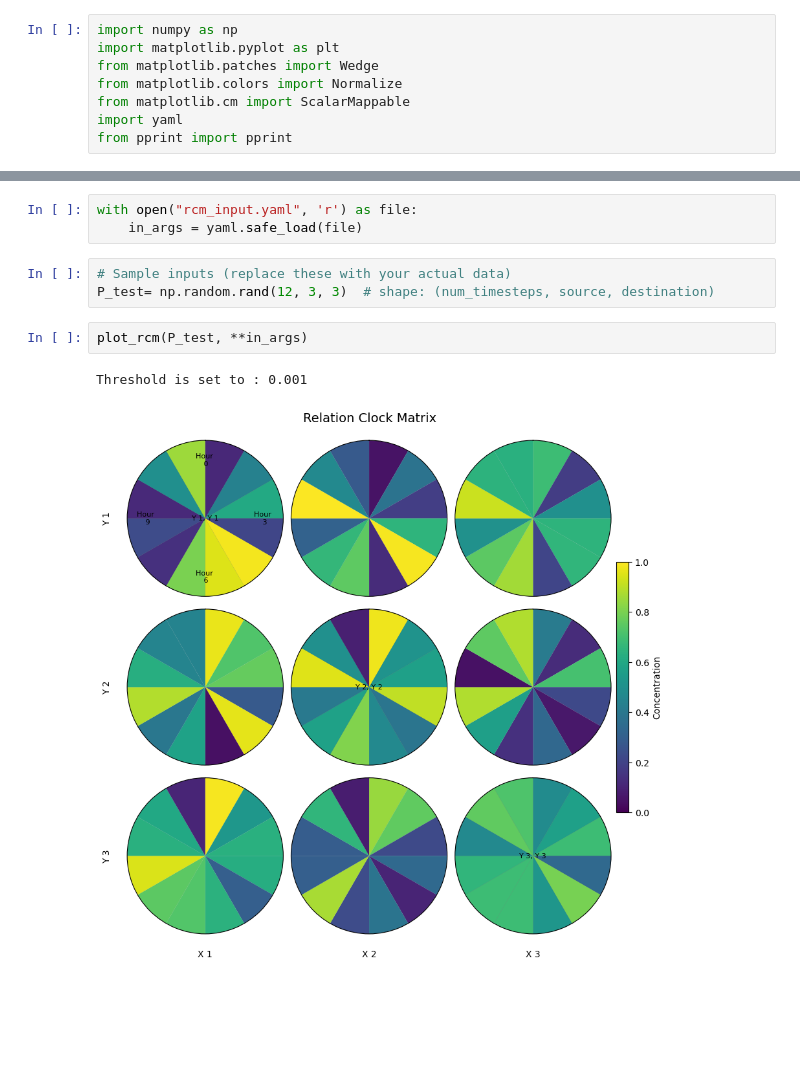
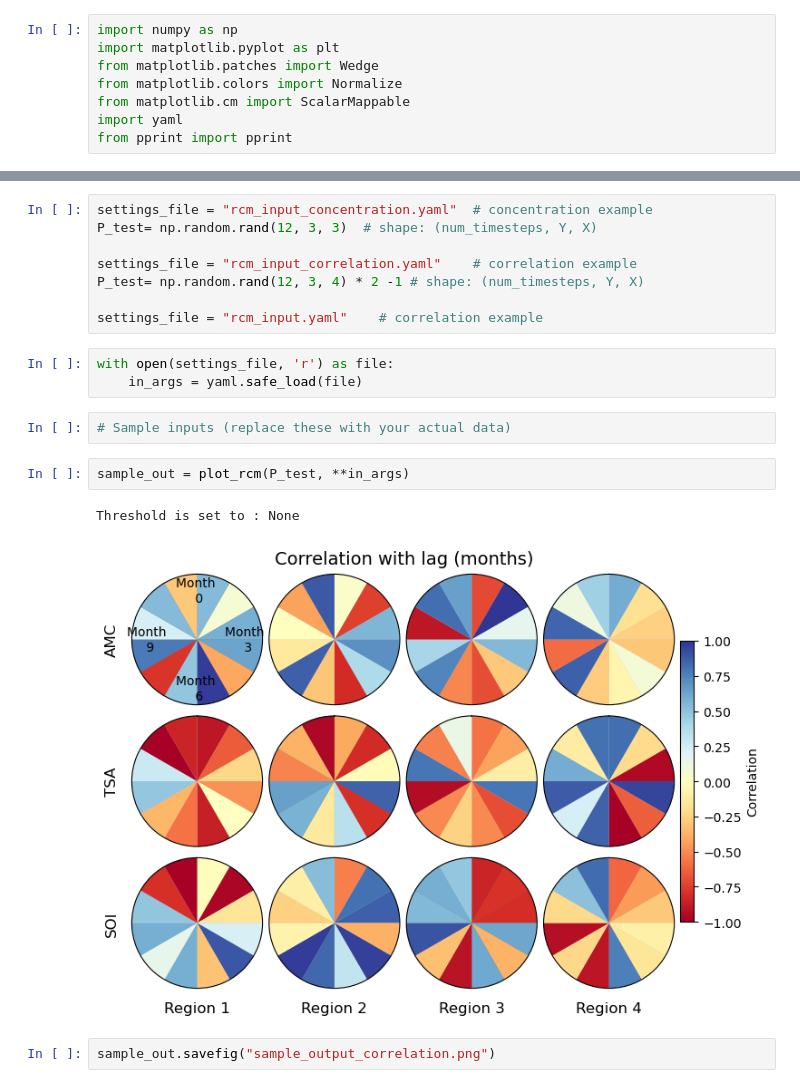
Before and after one commit to zdefne-usgs/RCM, a Jupyter notebook: RCM_plot.ipynb, the cells around one changed output, grey strips where cells are left out. Cells and saved outputs as stored; diff of their text form; blank space fills up the shorter version.

Commit message:
separating concentration and correlation examples

```diff
--- a/RCM_plot.ipynb
+++ b/RCM_plot.ipynb
@@ -122,11 +134,20 @@ def plot_rcm(RC_matrix,
+# %%
+settings_file = "rcm_input_concentration.yaml"  # concentration example
+P_test= np.random.rand(12, 3, 3)  # shape: (num_timesteps, Y, X)
+
+settings_file = "rcm_input_correlation.yaml"    # correlation example
+P_test= np.random.rand(12, 3, 4) * 2 -1 # shape: (num_timesteps, Y, X)
+
+settings_file = "rcm_input.yaml"    # correlation example
 # %%
-with open("rcm_input.yaml", 'r') as file:
+with open(settings_file, 'r') as file:
     in_args = yaml.safe_load(file)
 # %%
 # Sample inputs (replace these with your actual data)
-P_test= np.random.rand(12, 3, 3)  # shape: (num_timesteps, source, destination)
 # %%
-plot_rcm(P_test, **in_args)
+sample_out = plot_rcm(P_test, **in_args)
 # %% [output]
-Threshold is set to : 0.001
+Threshold is set to : None
-[figure, old version]
+[figure, new version]
+# %%
+sample_out.savefig("sample_output_correlation.png")
```
Also changed, not shown: parts of 1 cell of this notebook, 4 other files.
